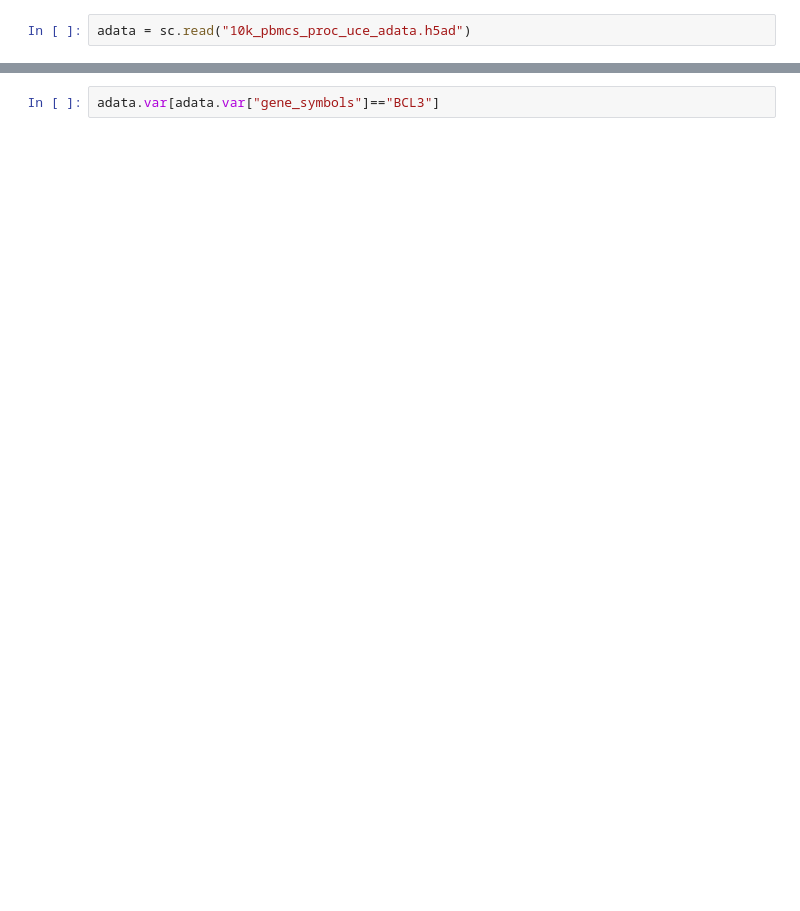
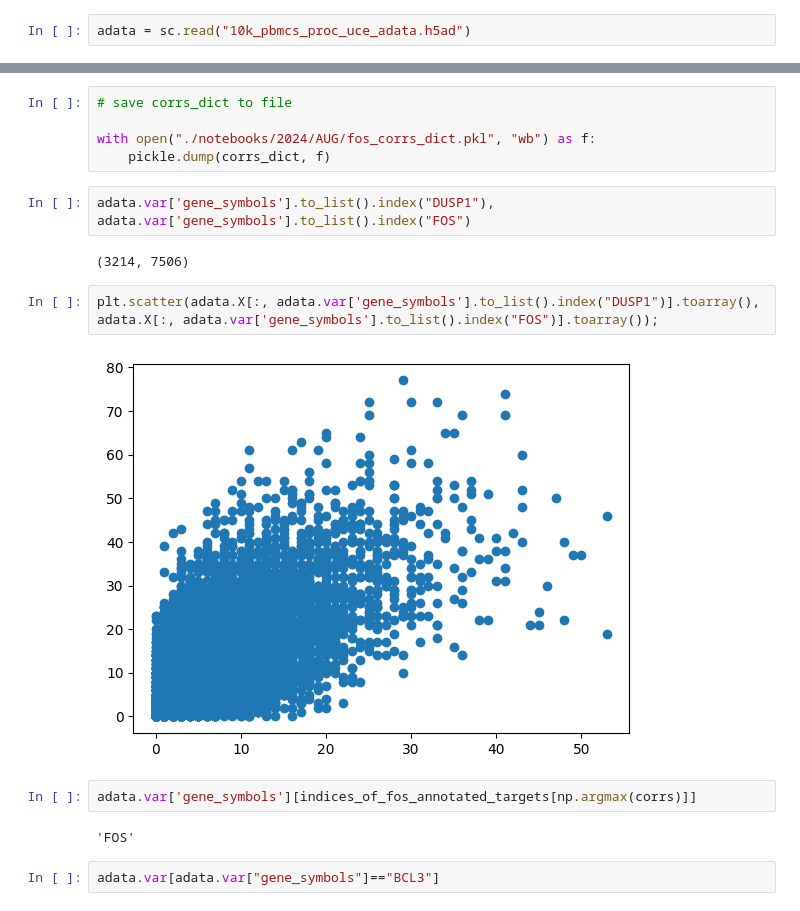
Before and after one commit to kamalobbad/UCE, a Jupyter notebook: notebooks/2024/AUG/08.21.ipynb, the cells around one changed output, grey strips where cells are left out. Saved outputs shown, nothing was run; the diff lists cells and outputs as text; blank space fills up the shorter version.

```diff
--- a/notebooks/2024/AUG/08.21.ipynb
+++ b/notebooks/2024/AUG/08.21.ipynb
@@ -73,3 +155,20 @@ adata = sc.read("10k_pbmcs_proc_uce_adata.h5ad")
+# %%
+# save corrs_dict to file
+
+with open("./notebooks/2024/AUG/fos_corrs_dict.pkl", "wb") as f:
+    pickle.dump(corrs_dict, f)
+# %%
+adata.var['gene_symbols'].to_list().index("DUSP1"), adata.var['gene_symbols'].to_list().index("FOS")
+# %% [output]
+(3214, 7506)
+# %%
+plt.scatter(adata.X[:, adata.var['gene_symbols'].to_list().index("DUSP1")].toarray(), adata.X[:, adata.var['gene_symbols'].to_list().index("FOS")].toarray());
+# %% [output]
+[figure, added]
+# %%
+adata.var['gene_symbols'][indices_of_fos_annotated_targets[np.argmax(corrs)]]
+# %% [output]
+'FOS'
 # %%
 adata.var[adata.var["gene_symbols"]=="BCL3"]
 # %% [output]
```
Also changed, not shown: parts of 16 cells of this notebook, 6 other files.
